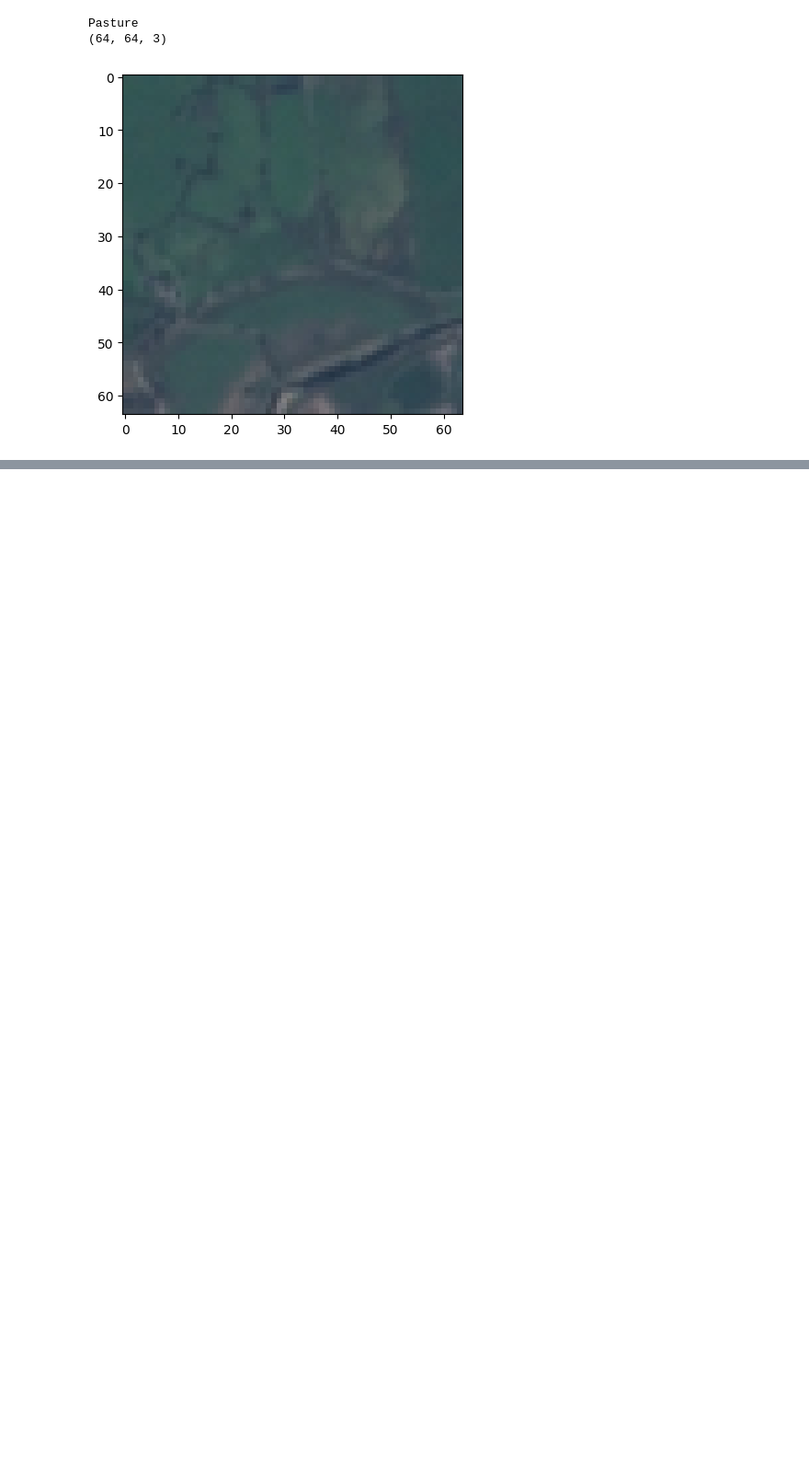
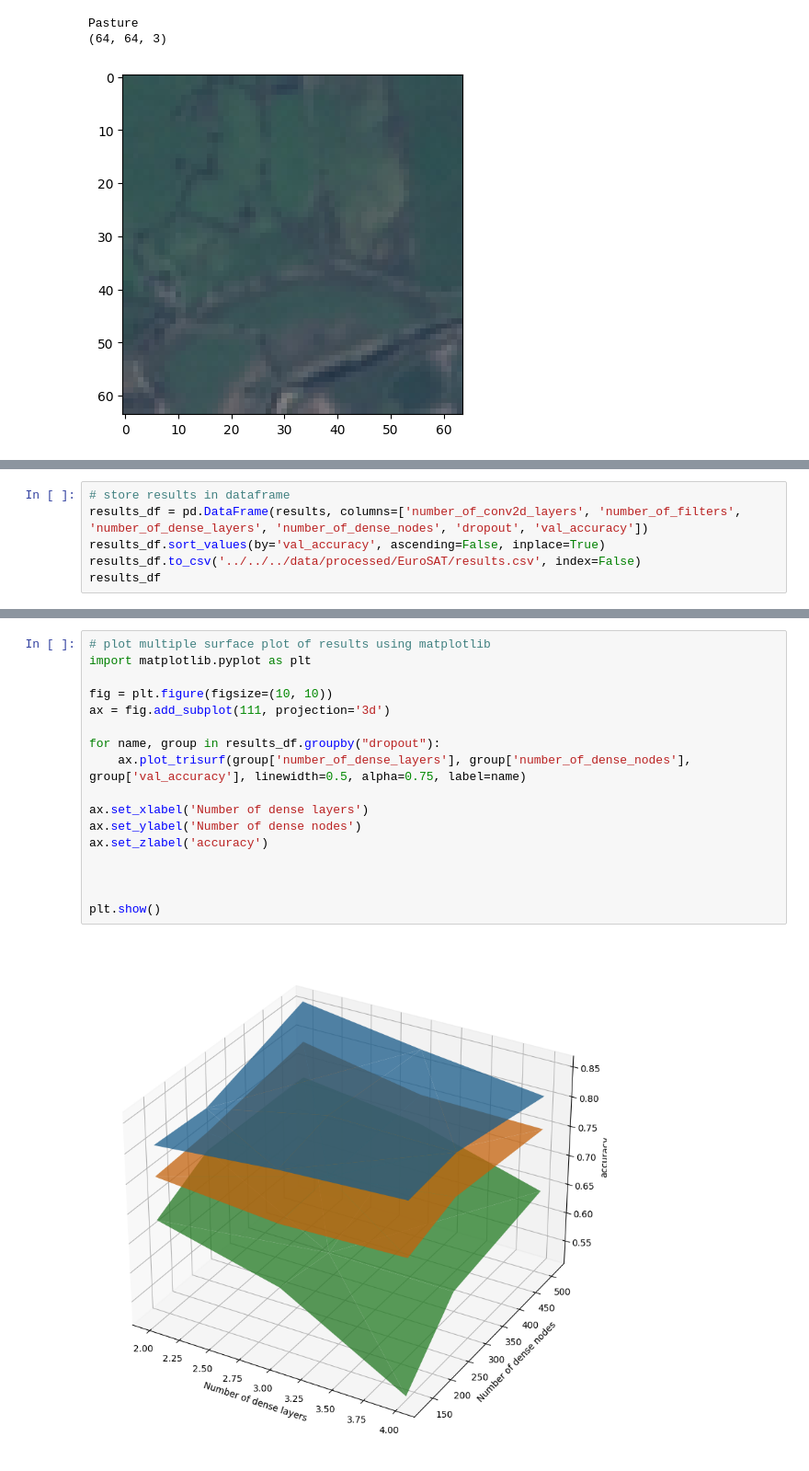
Before and after one commit to alexanderkell/tensorflow-projects, a Jupyter notebook: notebooks/Projects/image/1.0-ajmk-EuroSAT.ipynb, the cells around one changed output, grey strips where cells are left out. Shown at 92% size. Saved outputs shown, nothing was run; the diff lists cells and outputs as text; blank space fills up the shorter version.

```diff
--- a/notebooks/Projects/image/1.0-ajmk-EuroSAT.ipynb
+++ b/notebooks/Projects/image/1.0-ajmk-EuroSAT.ipynb
@@ -199,0 +207,6 @@ SyntaxError: invalid syntax (2326932262.py, line 55)
+# %%
+# store results in dataframe
+results_df = pd.DataFrame(results, columns=['number_of_conv2d_layers', 'number_of_filters', 'number_of_dense_layers', 'number_of_dense_nodes', 'dropout', 'val_accuracy'])
+results_df.sort_values(by='val_accuracy', ascending=False, inplace=True)
+results_df.to_csv('../../../data/processed/EuroSAT/results.csv', index=False)
+results_df
@@ -199,0 +231,19 @@ SyntaxError: invalid syntax (2326932262.py, line 55)
+# %%
+# plot multiple surface plot of results using matplotlib
+import matplotlib.pyplot as plt
+
+fig = plt.figure(figsize=(10, 10))
+ax = fig.add_subplot(111, projection='3d')
+
+for name, group in results_df.groupby("dropout"):
+    ax.plot_trisurf(group['number_of_dense_layers'], group['number_of_dense_nodes'], group['val_accuracy'], linewidth=0.5, alpha=0.75, label=name)
+
+ax.set_xlabel('Number of dense layers')
+ax.set_ylabel('Number of dense nodes')
+ax.set_zlabel('accuracy')
+
+
+
+plt.show()
+# %% [output]
+[figure, added]
```
Also changed, not shown: parts of 8 cells of this notebook, 29 other files.
